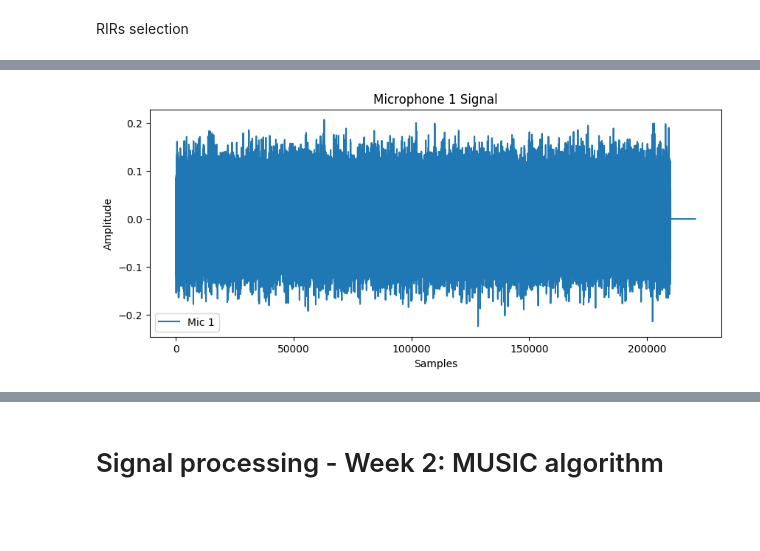
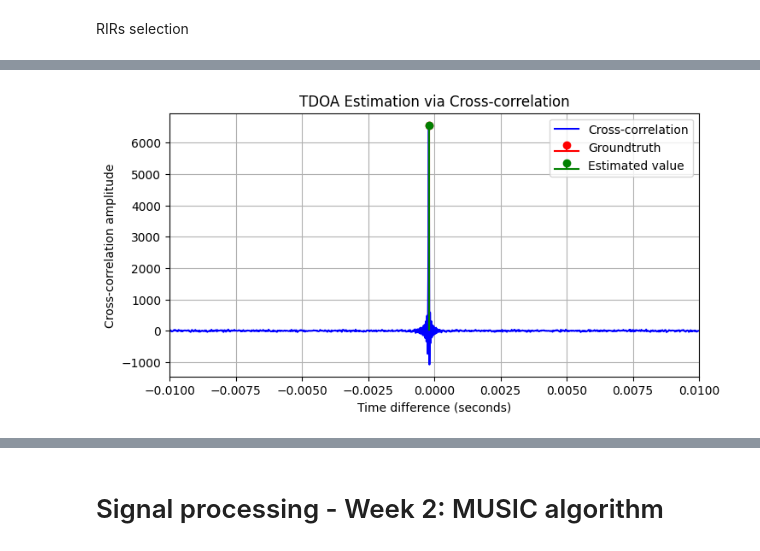
Before and after one commit to HeartUnderBladepyz/P-D-ISSP, a Jupyter notebook: notebook_skeleton.ipynb, the cells around one changed output, grey strips where cells are left out. Drawn from its saved outputs; the diff is of its cells as text; code cells hidden in the pictures; blank space fills up the shorter version.

```diff
--- a/notebook_skeleton.ipynb
+++ b/notebook_skeleton.ipynb
@@ -67,7 +67,7 @@ Acoustic scenario object containing the RIRs, with parameters:
 >> Field "theme": SystemDefault
 # %%
 from package.gui_utils import load_rirs
-current_rir = "C:/Users/uprub/Documents/PandD/pandd2023-base/rirs/rirs_20250220_16h36m40s.pkl.gz"
+current_rir = "C:/Users/uprub/Documents/PandD/pandd2023-base/rirs/rirs_20250226_13h59m43s.pkl.gz"
 acousticScenario = load_rirs(path=current_rir) # loads the data
 roomDim = acousticScenario.roomDim # access the room dimension [m]
 print(acousticScenario) # print out all parameters
@@ -224,45 +235,67 @@ sd.wait()  # Wait until playback finishes
 # %%
-#Part 3
+#Part 3 new
 import numpy as np
-import scipy.signal as signal
+import matplotlib.pyplot as plt
+from scipy import signal
 
-def TDOA_corr(audio1_name, audio2_name, noise_name, acousticScenario, Ts):
-  rir1 = acousticScenario.RIRsAudio[:,0,0]
-  rir2 = acousticScenario.RIRsAudio[:,1,0]
+def TDOA_corr(audio1_name, acousticScenario, Ts):
+    """
+    Estimate the Time Difference of Arrival (TDOA) using cross-correlation between two microphone signals.
 
-  direct_path_idx1 = np.argmax(np.abs(rir1))
-  direct_path_idx2 = np.argmax(np.abs(rir2))
+    Args:
+        audio1_name: Path to the white noise audio file.
+        acousticScenario: Acoustic scenario object with RIRs and sampling frequency.
+        Ts: Sampling period or time step.
+    Returns:
+        None
+    """
+    # Extract the RIRs for the two microphones
+    rir1 = acousticScenario.RIRsAudio[:, 0, 0]  # RIR for mic 1
+    rir2 = acousticScenario.RIRsAudio[:, 1, 0]  # RIR for mic 2
 
-  ground_truth_TDOA = (direct_path_idx1 - direct_path_idx2) / acousticScenario.fs
-  print(f"Ground truth TDOA: {ground_truth_TDOA:.6f} seconds")
+    # Identify the sample delay between the direct path components
+    direct_path_idx1 = np.argmax(np.abs(rir1))  # Find the direct path peak for mic 1
+    direct_path_idx2 = np.argmax(np.abs(rir2))  # Find the direct path peak for mic 2
 
-  mic_signals, _, _ = create_micsigs([audio1_name], [], acousticScenario, Ts)
+    # Calculate the ground truth TDOA in seconds
+    ground_truth_TDOA = (direct_path_idx1 - direct_path_idx2) / acousticScenario.fs
+    print(f"Ground truth TDOA: {ground_truth_TDOA:.6f} seconds")
 
-  mic1 = mic_signals[:, 0] # Signal of the first mic
-  mic2 = mic_signals[:, 1] # Signal of the second mic
+    # Generate the microphone signals from the scenario (using the provided create_micsigs function)
+    mic_signals, _, _, _ = create_micsigs([audio1_name], [], acousticScenario, Ts, [])
+    mic1 = mic_signals[:, 0]  # Signal from microphone 1
+    mic2 = mic_signals[:, 1]  # Signal from microphone 2
 
-  cross_corr = signal.correlate(mic1, mic2, mode="full")
-  lags = signal.correlation_lags(len(mic1), len(mic2), mode="full")
+    # Cross-correlation between the two microphone signals
+    cross_corr = signal.correlate(mic1, mic2, mode="full")
+    lags = signal.correlation_lags(len(mic1), len(mic2), mode="full")
 
-  estimated_TDOA = lags[np.argmax(cross_corr)] / acousticScenario.fs
-  print(f"Estimated TDOA: {estimated_TDOA:.6f} seconds")
+    # Estimate the TDOA by finding the lag with the maximum correlation
+    estimated_TDOA = lags[np.argmax(cross_corr)] / acousticScenario.fs
+    print(f"Estimated TDOA: {estimated_TDOA:.6f} seconds")
 
-  plt.figure(figsize=(8, 4))
-  plt.plot(lags / acousticScenario.fs, cross_corr, label="Crosscorrelation")
-  plt.stem([ground_truth_TDOA], [np.max(cross_corr)], linefmt="r-", markerfmt="ro", basefmt="r-", label="Groundtruth")
-  plt.stem([estimated_TDOA], [np.max(cross_corr)], linefmt="g-", markerfmt="go", basefmt="g-", label="Estimated value")
+    # Plot the time-domain cross-correlation function
+    plt.figure(figsize=(8, 4))
+    plt.plot(lags / acousticScenario.fs, cross_corr, label="Cross-correlation", color='b')
 
-  plt.xlabel("Time difference (seconden)")
-  plt.ylabel("Crosscorrelation amplitude")
-  plt.legend()
-  plt.title("TDOA estimate via crosscorrelation")
-  plt.xlim(-0.01, 0.01)
-  plt.grid()
-  plt.show()
+    # Plot the ground truth TDOA (as a red marker)
+    plt.stem([ground_truth_TDOA], [np.max(cross_corr)], linefmt="r-", markerfmt="ro", basefmt="r-", label="Groundtruth")
 
-  # Step 5: Print de fout tussen de schatting en de grondwaarheid
-  error = np.abs(estimated_TDOA - ground_truth_TDOA)
-  print(f"TDOA estimation error: {error:.6f} seconds")
+    # Plot the estimated TDOA (as a green marker)
+    plt.stem([estimated_TDOA], [np.max(cross_corr)], linefmt="g-", markerfmt="go", basefmt="g-", label="Estimated value")
 
-TDOA_corr("C:/Users/uprub/Documents/PandD/pandd2023-base/sound_files/whitenoise_signal_1.wav", None, None, acousticScenario, 5)
+    plt.xlabel("Time difference (seconds)")
+    plt.ylabel("Cross-correlation amplitude")
+    plt.legend()
+    plt.title("TDOA Estimation via Cross-correlation")
+    plt.xlim(-0.01, 0.01)  # Adjust the x-axis limit as necessary
+    plt.grid(True)
+    plt.show()
+
+    # Print the difference between the estimated TDOA and the ground truth TDOA
+    error = np.abs(estimated_TDOA - ground_truth_TDOA)
+    print(f"TDOA estimation error: {error:.6f} seconds")
+
+# Example usage
+TDOA_corr("C:/Users/uprub/Documents/PandD/pandd2023-base/sound_files/whitenoise_signal_1.wav", acousticScenario, 5)
 # %% [output]
@@ -270 +304 @@ Ground truth TDOA: 0.000113 seconds
-[figure, old version]
+[figure, new version]
```
Also changed, not shown: parts of 19 cells of this notebook.
